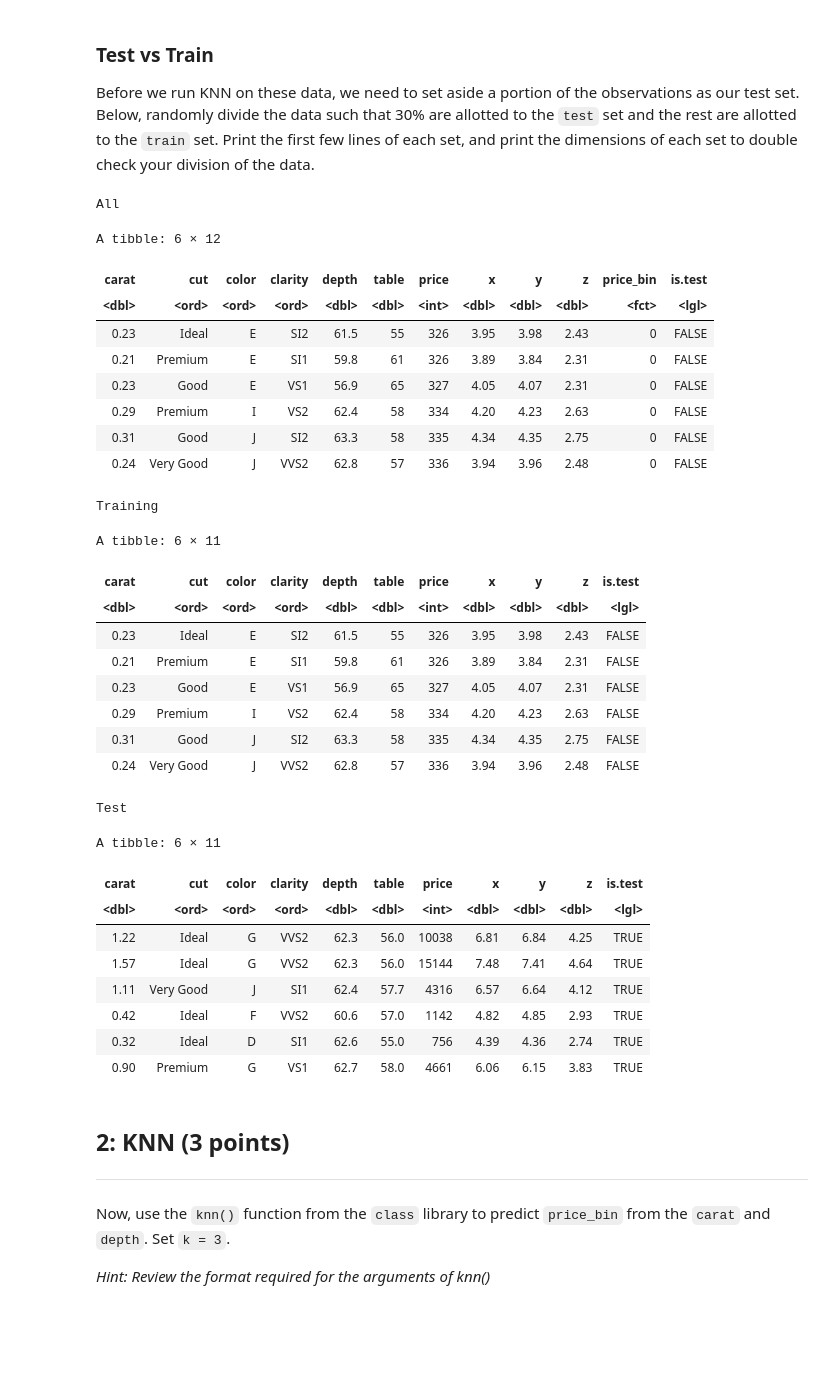
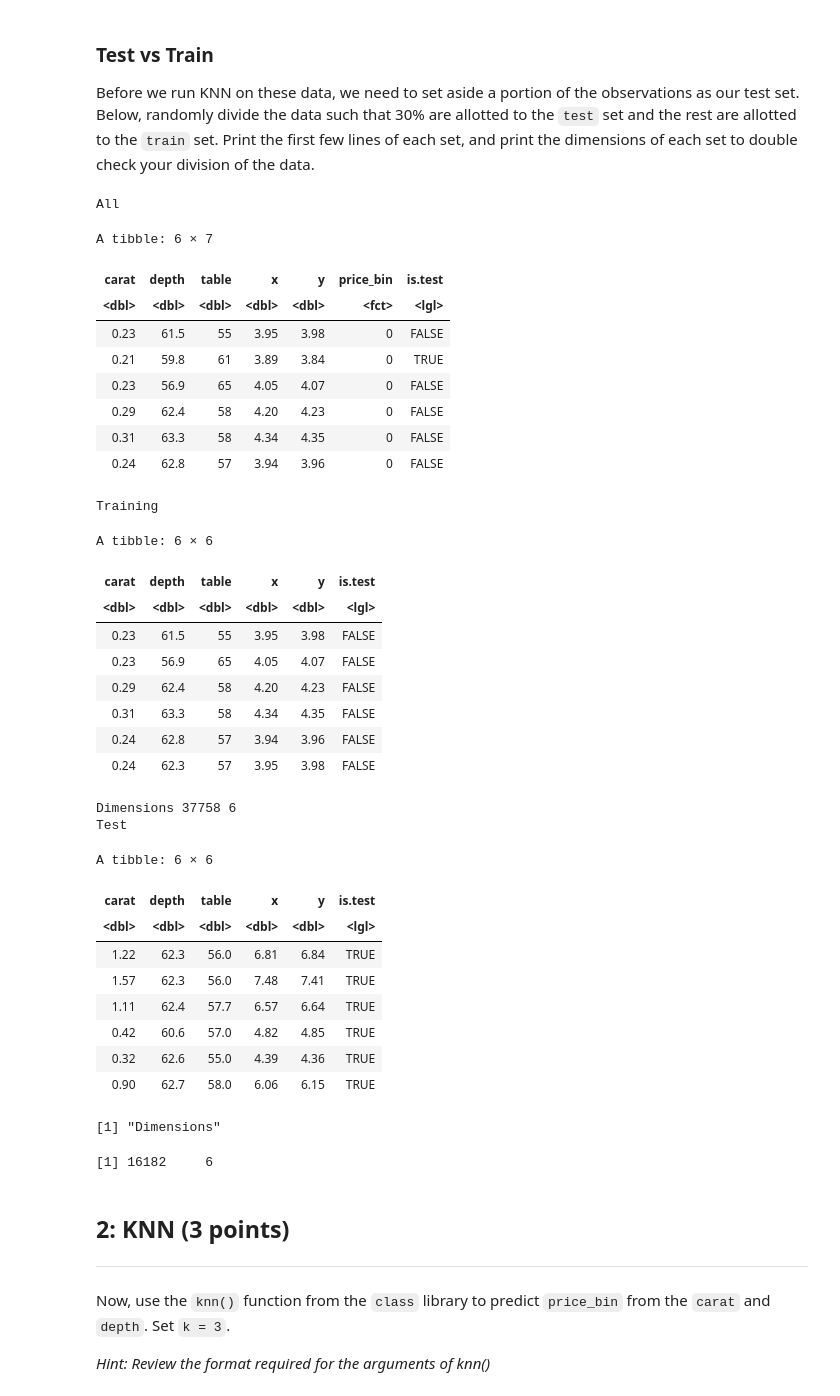
Before and after one commit to darrendbutler/Butler_DSPN_S24, a Jupyter notebook: Homework/exercise_11_v2.ipynb, the cells around one changed output. Drawn from its saved outputs; the diff is of its cells as text; code cells hidden in the pictures; blank space fills up the shorter version.

```diff
--- a/Homework/exercise_11_v2.ipynb
+++ b/Homework/exercise_11_v2.ipynb
@@ -26,6 +26,16 @@ dat$price_bin <- factor(ifelse(dat$price > mean_price, 1, 0))
 
 # Check the levels of the price_bin variable
 levels(dat$price_bin)
+
+# Select just the `carat`, `depth`, `table`, `x`, `y`, and your new `price_bin` variables
+dat  <- dat  %>%
+    select(carat, depth, table, x, y, price_bin)
+
+# Print the first few lines of the data set
 head(dat)
+
+# Print the dimensions of the data set
+cat("Dimensions")
+dim(dat)
 # %% [output]
 [1] "0" "1"
@@ -62,58 +74,69 @@ Before we run KNN on these data, we need to set aside a portion of the observati
 # %%
 set.seed(2023)
 
 # INSERT CODE HERE
 
-#pull random sample of 30 row indices for test
-test.inds <- sample(1:nrow(dat),30)
+#pull random sample of 30% of row indices for test
+test.inds <- sample(1:nrow(dat), nrow(dat)*0.3)
 
 # TRUE/FALSE indicator for whether each observation is a test item or not.
 cat("All")
 dat$is.test <- 1:nrow(dat) %in% test.inds
 head(dat)
 
 #training data pulls the "not test" rows
 #Train predictors, pred = predictors
 cat("Training")
+#put non test indeces in training set
 train.preds = dat[-test.inds, names(dat) != "price_bin"]
+# Print first few lines
 head(train.preds)
+#print dimensions of training set
+cat("Dimensions", dim(train.preds), "\n")
+
+#Save training specifications
 train.spec <- dat$price_bin[-test.inds]
 
 #testing data pulls the test rows
 cat("Test")
 test.preds <- dat[test.inds, names(dat) != "price_bin"]
 head(test.preds)
+"Dimensions"
+dim(test.preds)
 # %% [output]
 All
-A tibble: 6 × 12
+A tibble: 6 × 7
-| carat | cut | color | clarity | depth | table | price | x | y | z | price_bin | is.test |
-| <dbl> | <ord> | <ord> | <ord> | <dbl> | <dbl> | <int> | <dbl> | <dbl> | <dbl> | <fct> | <lgl> |
-| 0.23 | Ideal | E | SI2 | 61.5 | 55 | 326 | 3.95 | 3.98 | 2.43 | 0 | FALSE |
-| 0.21 | Premium | E | SI1 | 59.8 | 61 | 326 | 3.89 | 3.84 | 2.31 | 0 | FALSE |
-| 0.23 | Good | E | VS1 | 56.9 | 65 | 327 | 4.05 | 4.07 | 2.31 | 0 | FALSE |
-| 0.29 | Premium | I | VS2 | 62.4 | 58 | 334 | 4.20 | 4.23 | 2.63 | 0 | FALSE |
-| 0.31 | Good | J | SI2 | 63.3 | 58 | 335 | 4.34 | 4.35 | 2.75 | 0 | FALSE |
-| 0.24 | Very Good | J | VVS2 | 62.8 | 57 | 336 | 3.94 | 3.96 | 2.48 | 0 | FALSE |
+| carat | depth | table | x | y | price_bin | is.test |
+| <dbl> | <dbl> | <dbl> | <dbl> | <dbl> | <fct> | <lgl> |
+| 0.23 | 61.5 | 55 | 3.95 | 3.98 | 0 | FALSE |
+| 0.21 | 59.8 | 61 | 3.89 | 3.84 | 0 | TRUE |
+| 0.23 | 56.9 | 65 | 4.05 | 4.07 | 0 | FALSE |
+| 0.29 | 62.4 | 58 | 4.20 | 4.23 | 0 | FALSE |
+| 0.31 | 63.3 | 58 | 4.34 | 4.35 | 0 | FALSE |
+| 0.24 | 62.8 | 57 | 3.94 | 3.96 | 0 | FALSE |
 Training
-A tibble: 6 × 11
+A tibble: 6 × 6
-| carat | cut | color | clarity | depth | table | price | x | y | z | is.test |
-| <dbl> | <ord> | <ord> | <ord> | <dbl> | <dbl> | <int> | <dbl> | <dbl> | <dbl> | <lgl> |
-| 0.23 | Ideal | E | SI2 | 61.5 | 55 | 326 | 3.95 | 3.98 | 2.43 | FALSE |
-| 0.21 | Premium | E | SI1 | 59.8 | 61 | 326 | 3.89 | 3.84 | 2.31 | FALSE |
-| 0.23 | Good | E | VS1 | 56.9 | 65 | 327 | 4.05 | 4.07 | 2.31 | FALSE |
-| 0.29 | Premium | I | VS2 | 62.4 | 58 | 334 | 4.20 | 4.23 | 2.63 | FALSE |
-| 0.31 | Good | J | SI2 | 63.3 | 58 | 335 | 4.34 | 4.35 | 2.75 | FALSE |
-| 0.24 | Very Good | J | VVS2 | 62.8 | 57 | 336 | 3.94 | 3.96 | 2.48 | FALSE |
+| carat | depth | table | x | y | is.test |
+| <dbl> | <dbl> | <dbl> | <dbl> | <dbl> | <lgl> |
+| 0.23 | 61.5 | 55 | 3.95 | 3.98 | FALSE |
+| 0.23 | 56.9 | 65 | 4.05 | 4.07 | FALSE |
+| 0.29 | 62.4 | 58 | 4.20 | 4.23 | FALSE |
+| 0.31 | 63.3 | 58 | 4.34 | 4.35 | FALSE |
+| 0.24 | 62.8 | 57 | 3.94 | 3.96 | FALSE |
+| 0.24 | 62.3 | 57 | 3.95 | 3.98 | FALSE |
+Dimensions 37758 6
 Test
-A tibble: 6 × 11
+A tibble: 6 × 6
-| carat | cut | color | clarity | depth | table | price | x | y | z | is.test |
-| <dbl> | <ord> | <ord> | <ord> | <dbl> | <dbl> | <int> | <dbl> | <dbl> | <dbl> | <lgl> |
-| 1.22 | Ideal | G | VVS2 | 62.3 | 56.0 | 10038 | 6.81 | 6.84 | 4.25 | TRUE |
-| 1.57 | Ideal | G | VVS2 | 62.3 | 56.0 | 15144 | 7.48 | 7.41 | 4.64 | TRUE |
-| 1.11 | Very Good | J | SI1 | 62.4 | 57.7 | 4316 | 6.57 | 6.64 | 4.12 | TRUE |
-| 0.42 | Ideal | F | VVS2 | 60.6 | 57.0 | 1142 | 4.82 | 4.85 | 2.93 | TRUE |
-| 0.32 | Ideal | D | SI1 | 62.6 | 55.0 | 756 | 4.39 | 4.36 | 2.74 | TRUE |
-| 0.90 | Premium | G | VS1 | 62.7 | 58.0 | 4661 | 6.06 | 6.15 | 3.83 | TRUE |
+| carat | depth | table | x | y | is.test |
+| <dbl> | <dbl> | <dbl> | <dbl> | <dbl> | <lgl> |
+| 1.22 | 62.3 | 56.0 | 6.81 | 6.84 | TRUE |
+| 1.57 | 62.3 | 56.0 | 7.48 | 7.41 | TRUE |
+| 1.11 | 62.4 | 57.7 | 6.57 | 6.64 | TRUE |
+| 0.42 | 60.6 | 57.0 | 4.82 | 4.85 | TRUE |
+| 0.32 | 62.6 | 55.0 | 4.39 | 4.36 | TRUE |
+| 0.90 | 62.7 | 58.0 | 6.06 | 6.15 | TRUE |
+[1] "Dimensions"
+[1] 16182     6
 # %% [markdown]
 ## 2: KNN (3 points)
 ----
```
Also changed, not shown: parts of 18 cells of this notebook.
